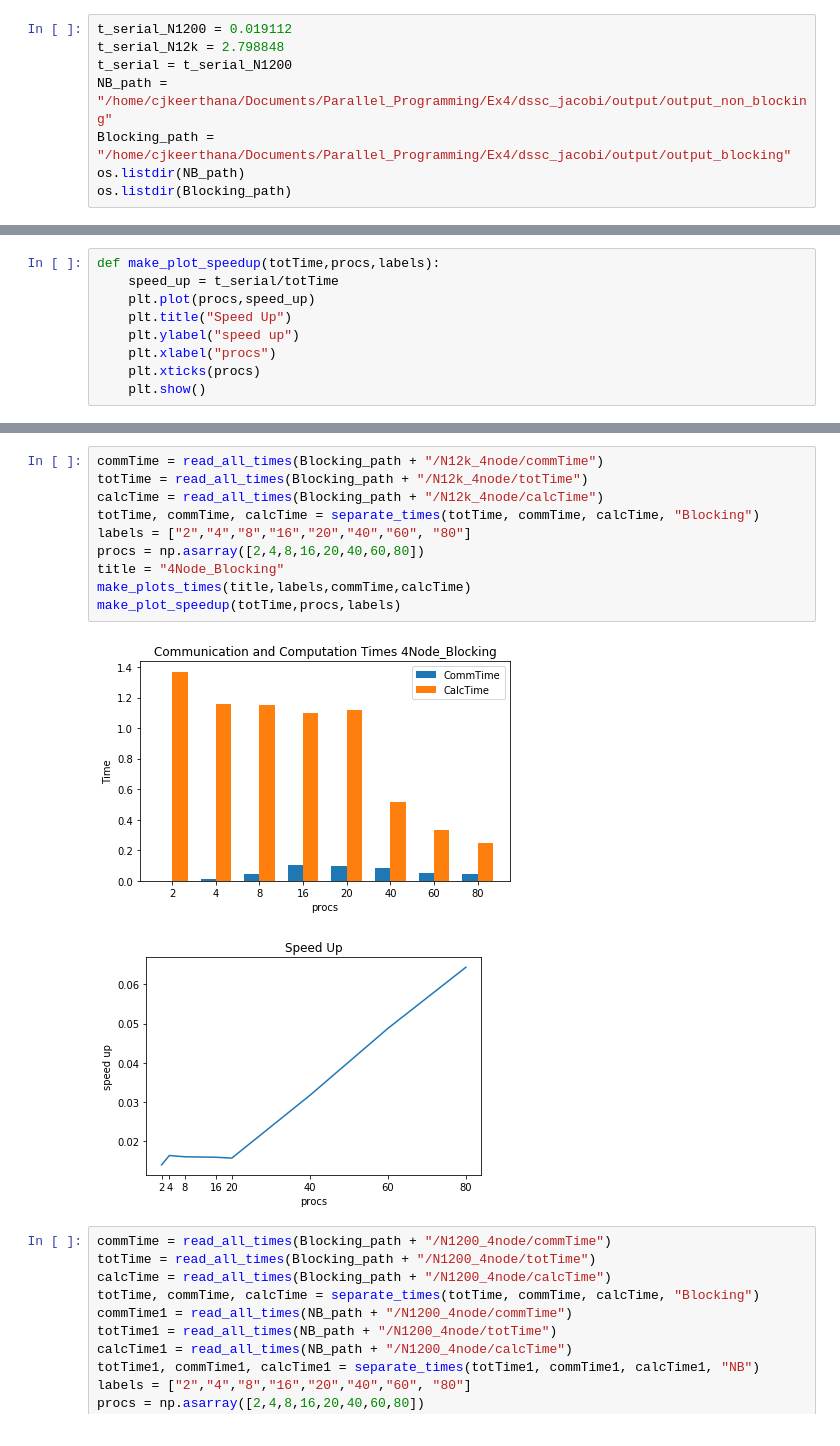
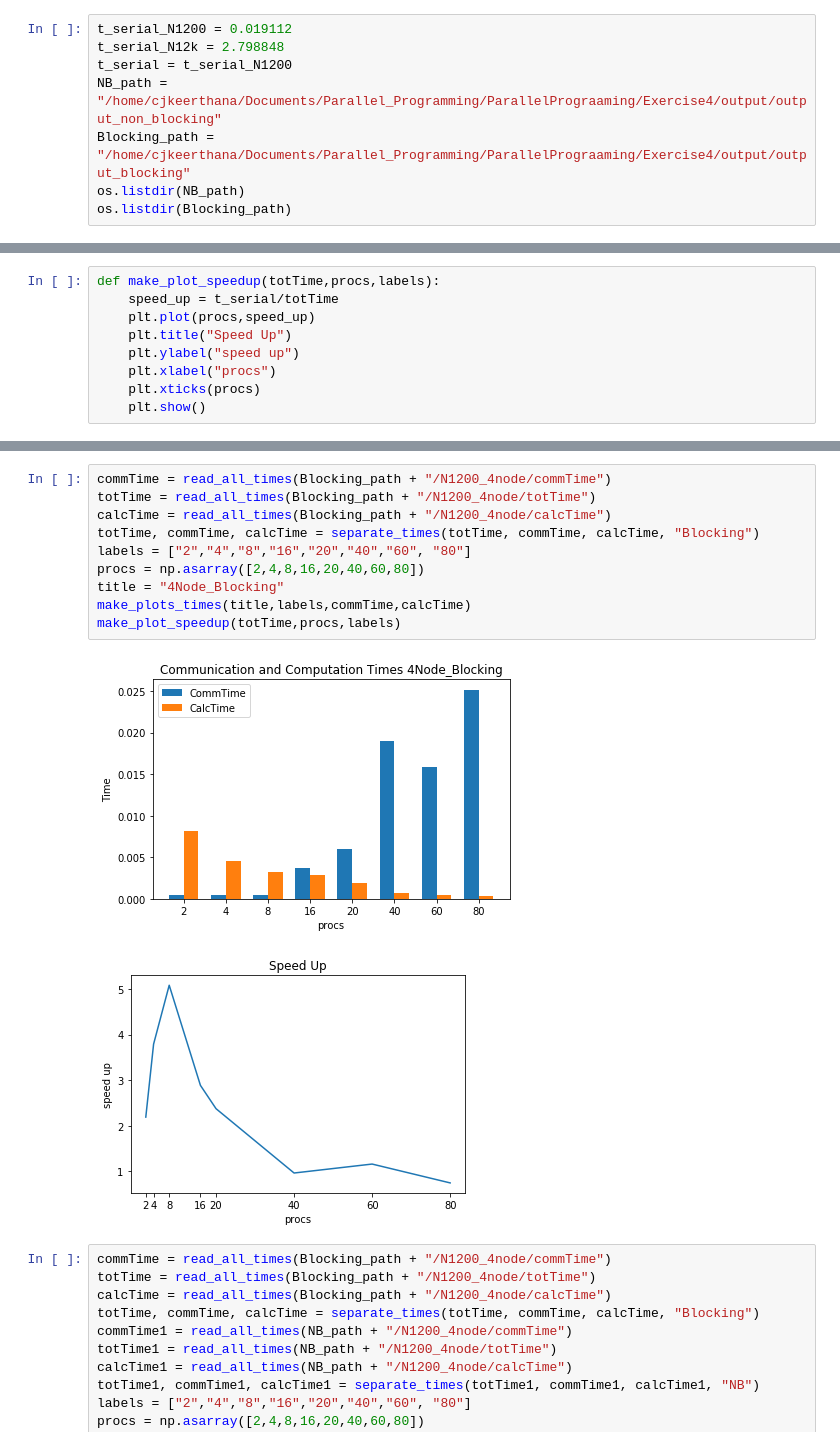
Before and after one commit to Cjkeerthana/ParallelPrograaming, a Jupyter notebook: Exercise4/output/Plots-N1200.ipynb, the cells around one changed output, grey strips where cells are left out. Saved outputs shown, nothing was run; the diff lists cells and outputs as text.

```diff
--- a/Exercise4/output/Plots-N1200.ipynb
+++ b/Exercise4/output/Plots-N1200.ipynb
@@ -7,8 +7,8 @@ import re
 t_serial_N1200 = 0.019112
 t_serial_N12k = 2.798848
 t_serial = t_serial_N1200
-NB_path = "/home/cjkeerthana/Documents/Parallel_Programming/Ex4/dssc_jacobi/output/output_non_blocking"
-Blocking_path = "/home/cjkeerthana/Documents/Parallel_Programming/Ex4/dssc_jacobi/output/output_blocking"
+NB_path = "/home/cjkeerthana/Documents/Parallel_Programming/ParallelPrograaming/Exercise4/output/output_non_blocking"
+Blocking_path = "/home/cjkeerthana/Documents/Parallel_Programming/ParallelPrograaming/Exercise4/output/output_blocking"
 os.listdir(NB_path)
 os.listdir(Blocking_path)
 # %% [output]
@@ -180,16 +180,16 @@ make_plot_speedup(totTime,procs,labels)
 # %%
-commTime = read_all_times(Blocking_path + "/N12k_4node/commTime")
-totTime = read_all_times(Blocking_path + "/N12k_4node/totTime")
-calcTime = read_all_times(Blocking_path + "/N12k_4node/calcTime")
+commTime = read_all_times(Blocking_path + "/N1200_4node/commTime")
+totTime = read_all_times(Blocking_path + "/N1200_4node/totTime")
+calcTime = read_all_times(Blocking_path + "/N1200_4node/calcTime")
 totTime, commTime, calcTime = separate_times(totTime, commTime, calcTime, "Blocking")
 labels = ["2","4","8","16","20","40","60", "80"]
 procs = np.asarray([2,4,8,16,20,40,60,80])
 title = "4Node_Blocking"
 make_plots_times(title,labels,commTime,calcTime)
 make_plot_speedup(totTime,procs,labels)
 # %% [output]
-[figure, old version]
+[figure, new version]
-[figure, old version]
+[figure, new version]
 # %%
 commTime = read_all_times(Blocking_path + "/N1200_4node/commTime")
 totTime = read_all_times(Blocking_path + "/N1200_4node/totTime")
```
Also changed, not shown: parts of 7 cells of this notebook.
